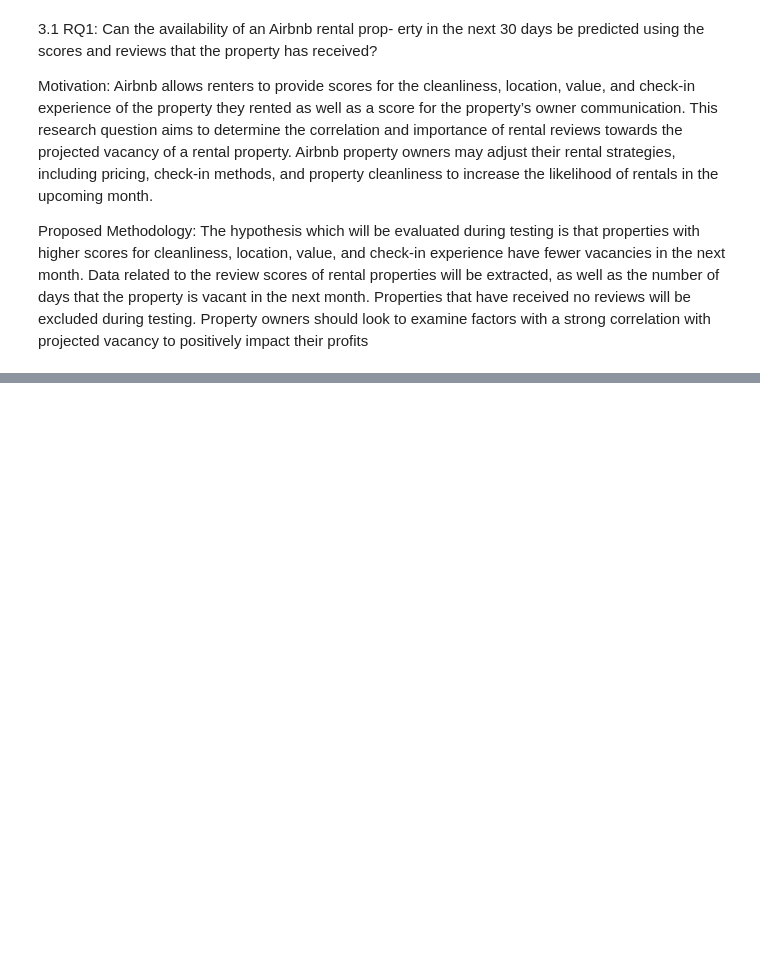
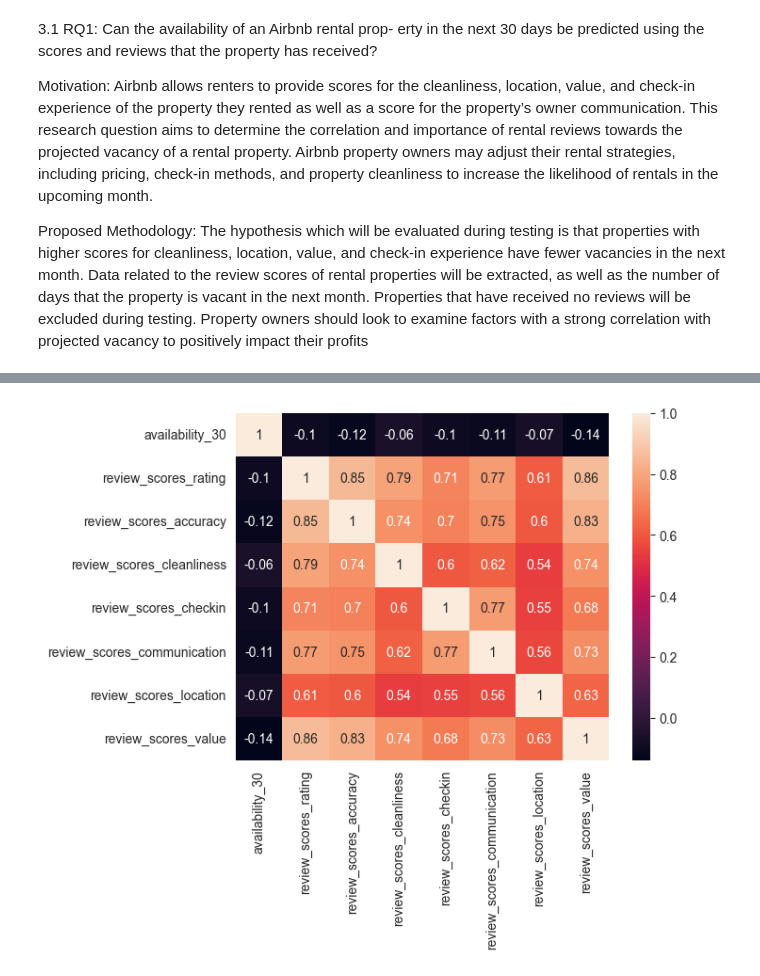
Before and after one commit to 18txm/inside-airbnb-vacancies, a Jupyter notebook: vacancy predictor.ipynb, the cells around one changed output, grey strips where cells are left out. Saved outputs shown, nothing was run; the diff lists cells and outputs as text; code cells hidden in the pictures; blank space fills up the shorter version.

Commit message:
correlation analysis

```diff
--- a/vacancy predictor.ipynb
+++ b/vacancy predictor.ipynb
@@ -34,4 +36,7 @@ from sklearn.metrics import mean_squared_error
 from sklearn.model_selection import train_test_split
 # %%
 # ----- Read CSV File Into Dataframe ----- #
-filepath = './../../data/Airbnb_London/listings.csv'
+filepath = './../London_data/'
+
+dfListings = pd.read_csv(os.path.join(filepath, "listings.csv"))
+dfListings.head(10)
@@ -41,0 +56,6 @@ filepath = './../../data/Airbnb_London/listings.csv'
+# %%
+# ----- Perform Feature Extraction ----- #
+selected_attributes = ['availability_30', 'review_scores_rating', 'review_scores_accuracy', 'review_scores_cleanliness', 'review_scores_checkin', 'review_scores_communication', 'review_scores_location', 'review_scores_value']
+
+dfListings = dfListings[selected_attributes]
+dfListings.head(10)
@@ -42,3 +74,9 @@ filepath = './../../data/Airbnb_London/listings.csv'
+# %%
+# ----- Perform Correlation Analysis ----- #
+corr = dfListings.corr(method='pearson').round(2)
+corr_map = sns.heatmap(corr, annot=True)
+# %% [output]
+[figure, added]
 # %%
 # ----- Linear Regression Functions ----- #
 def rmse(y, y_pred):
```
Also changed, not shown: parts of 5 cells of this notebook.
